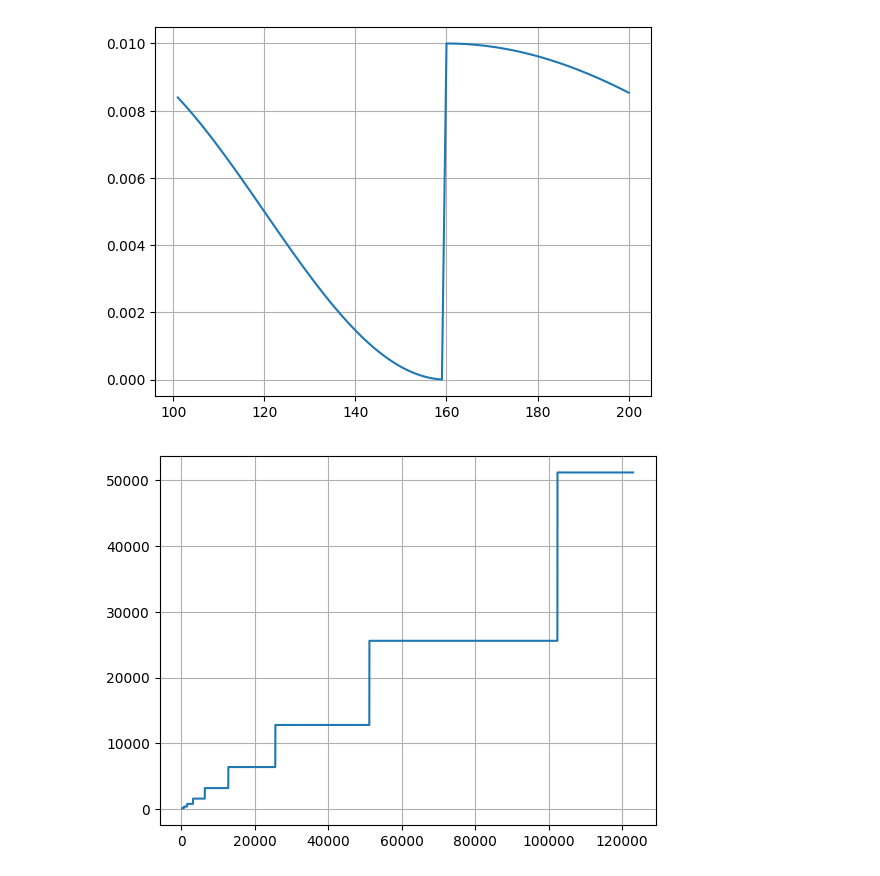
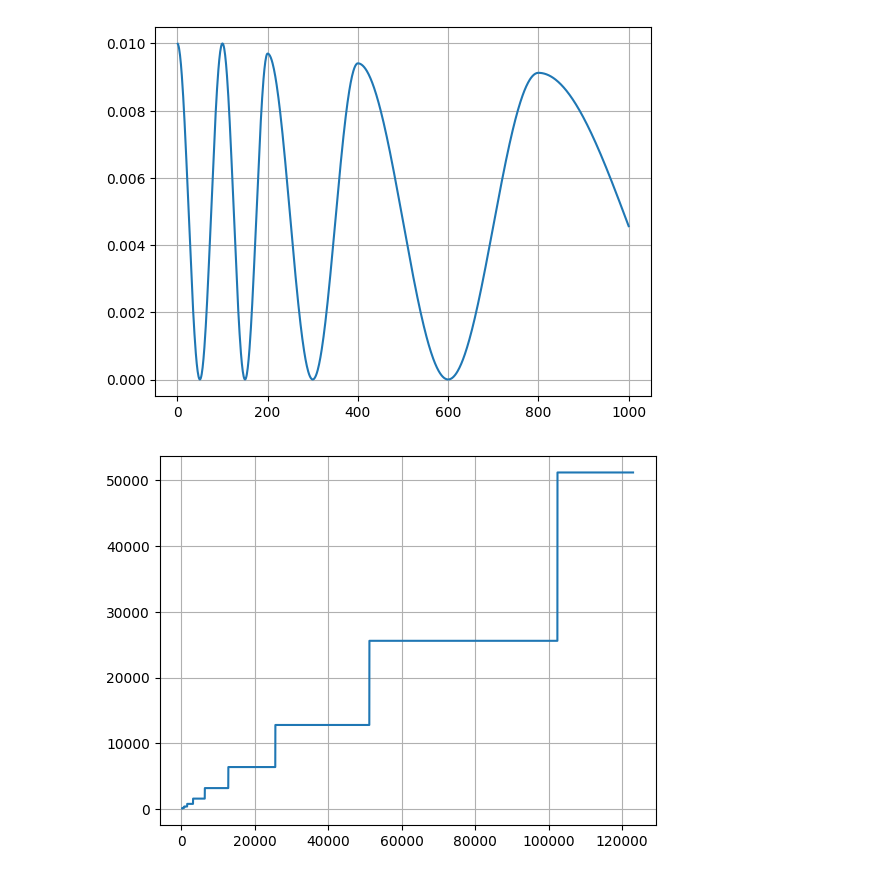
Before and after one commit to kongbuhaja/YOLO_v4, a Jupyter notebook: test.ipynb, the cells around one changed output. Saved outputs shown, nothing was run; the diff lists cells and outputs as text; code cells hidden in the pictures.

```diff
--- a/test.ipynb
+++ b/test.ipynb
@@ -8,22 +8,22 @@ import random
 # %%
 cfg = {}
 cfg['data'] = {}
-cfg['data']['name'] = 'custom'
+cfg['data']['name'] = 'voc'
 cfg['data']['labels'] = {}
-cfg['data']['labels']['name'] = ['Nam Joo-hyuk', 'Kim Da-mi', 'Kim Seong-cheol',
-                                 'Yoo Jae-suk', 'Kim Tae-ri', 'Choi Woo-shik']
-# cfg['data']['labels']['name']=['aeroplane', 'bicycle', 'bird', 'boat', 'bottle',
-#        'bus', 'car', 'cat', 'chair', 'cow',
-#        'diningtable', 'dog', 'horse', 'motorbike', 'person',
-#        'pottedplant', 'sheep', 'sofa', 'train', 'tvmonitor']
-cfg['batch_size'] = 4
+# cfg['data']['labels']['name'] = ['Nam Joo-hyuk', 'Kim Da-mi', 'Kim Seong-cheol',
+#                                  'Yoo Jae-suk', 'Kim Tae-ri', 'Choi Woo-shik']
+cfg['data']['labels']['name']=['aeroplane', 'bicycle', 'bird', 'boat', 'bottle',
+       'bus', 'car', 'cat', 'chair', 'cow',
+       'diningtable', 'dog', 'horse', 'motorbike', 'person',
+       'pottedplant', 'sheep', 'sofa', 'train', 'tvmonitor']
+cfg['batch_size'] = 1
 cfg['model'] = {}
 cfg['model']['anchors'] = np.zeros((3,3,2))
 cfg['data']['labels']['count'] = 6
 cfg['model']['input_size'] = np.array([512, 512])
 cfg['seed'] = 42
 cfg['data']['max_bboxes'] = 100
-cfg['aug'] = {'mosaic':4, 'random_scale':1.0, 'random_rotate90':0.75,
+cfg['aug'] = {'mosaic':0, 'random_scale':1.0, 'random_rotate90':0.75,
               'random_flip_horizontal':0.5, 'random_crop':1.0,
               'random_gaussian_blur':0.3, 'random_brightness':0.5,
               'random_hue':0.5, 'random_satuation':0.5, 'random_contrast':0.5}
@@ -288,31 +122,29 @@ for i in range(4):
 # %%
 import matplotlib.pyplot as plt
 import numpy as np
 import yaml
 from utils.lr_shcedulers import LR_scheduler
 
 with open('yaml/config.yaml') as f:
     cfg = yaml.load(f, Loader=yaml.FullLoader)
-cfg['train']['lr_scheduler']['name'] = 'cosine_annealing'
+cfg['train']['lr_scheduler']['name'] = 'custom'
 cfg['train']['lr_scheduler']['warmup_epochs']=0
 
-epochs=2
-step_per_epoch = 100
+epochs=1
+step_per_epoch = 1000
 lr_scheduler = LR_scheduler(cfg['train']['lr_scheduler'], epochs, step_per_epoch)
 
 steps = []
 lrs = []
-t = []
-for epoch in range(2, epochs+1):
+for epoch in range(1, epochs+1):
     for step in range((epoch-1)*step_per_epoch+1, epoch*step_per_epoch+1):
         steps += [step]
         lrs += [lr_scheduler(step)]
-        t += [lr_scheduler.lr_scheduler.t_max]
 
 plt.plot(steps, lrs)
 plt.grid(True)
 # %% [output]
-[figure, old version]
+[figure, new version]
 # %%
 plt.plot(steps, t)
 plt.grid(True)
```
Also changed, not shown: parts of 33 cells of this notebook, 11 other files.
